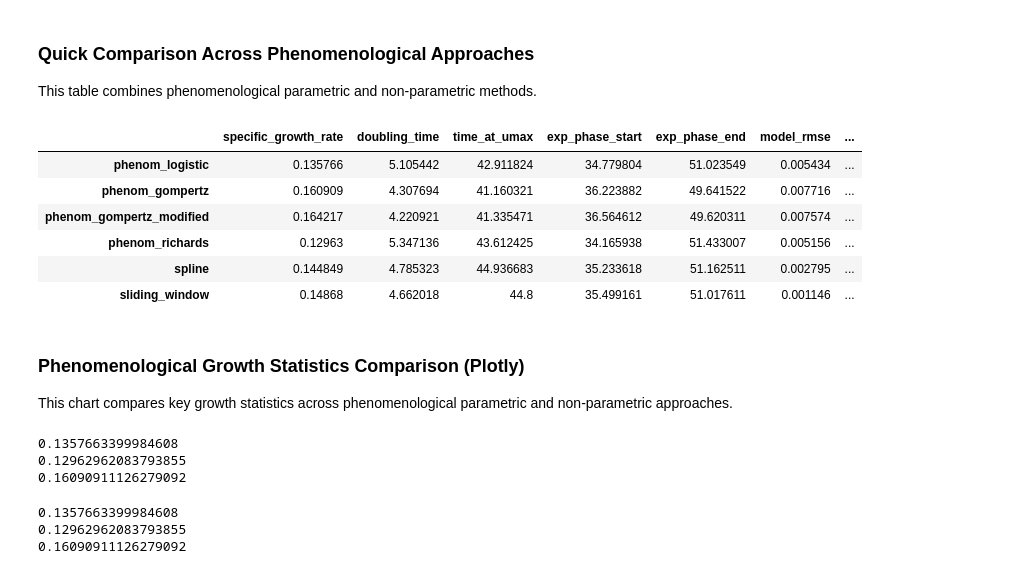
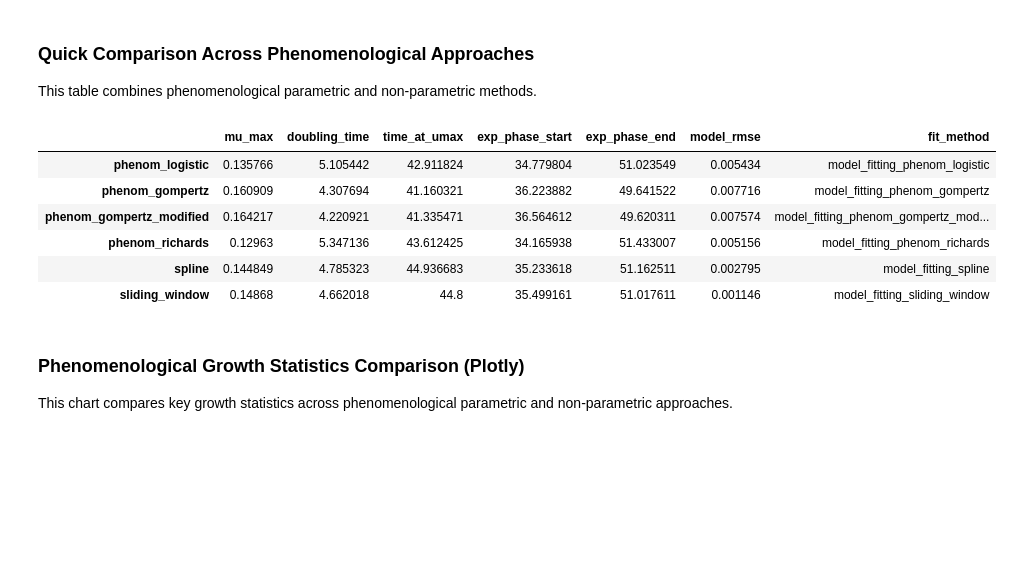
Before and after one commit to biosustain/growthcurves, a Jupyter notebook: docs/tutorial/tutorial.ipynb, the cells around one changed output. Cells and saved outputs as stored; diff of their text form; code cells hidden in the pictures; blank space fills up the shorter version.

```diff
--- a/docs/tutorial/tutorial.ipynb
+++ b/docs/tutorial/tutorial.ipynb
@@ -1001,29 +1015,29 @@ This table combines phenomenological parametric and non-parametric methods.
 # %%
 phenom_all_stats = {
     **phenom_param_stats,
     **phenom_nonparam_stats,
 }
 
 phenom_all_df = pd.DataFrame(phenom_all_stats).T[
     [
-        "specific_growth_rate",
+        "mu_max",
         "doubling_time",
         "time_at_umax",
         "exp_phase_start",
         "exp_phase_end",
         "model_rmse",
         "fit_method",
     ]
 ]
 phenom_all_df
 # %% [output]
-|  | specific_growth_rate | doubling_time | time_at_umax | exp_phase_start | exp_phase_end | model_rmse | ... |
-| phenom_logistic | 0.135766 | 5.105442 | 42.911824 | 34.779804 | 51.023549 | 0.005434 | ... |
-| phenom_gompertz | 0.160909 | 4.307694 | 41.160321 | 36.223882 | 49.641522 | 0.007716 | ... |
-| phenom_gompertz_modified | 0.164217 | 4.220921 | 41.335471 | 36.564612 | 49.620311 | 0.007574 | ... |
-| phenom_richards | 0.12963 | 5.347136 | 43.612425 | 34.165938 | 51.433007 | 0.005156 | ... |
-| spline | 0.144849 | 4.785323 | 44.936683 | 35.233618 | 51.162511 | 0.002795 | ... |
-| sliding_window | 0.14868 | 4.662018 | 44.8 | 35.499161 | 51.017611 | 0.001146 | ... |
+|  | mu_max | doubling_time | time_at_umax | exp_phase_start | exp_phase_end | model_rmse | fit_method |
+| phenom_logistic | 0.135766 | 5.105442 | 42.911824 | 34.779804 | 51.023549 | 0.005434 | model_fitting_phenom_logistic |
+| phenom_gompertz | 0.160909 | 4.307694 | 41.160321 | 36.223882 | 49.641522 | 0.007716 | model_fitting_phenom_gompertz |
+| phenom_gompertz_modified | 0.164217 | 4.220921 | 41.335471 | 36.564612 | 49.620311 | 0.007574 | model_fitting_phenom_gompertz_mod... |
+| phenom_richards | 0.12963 | 5.347136 | 43.612425 | 34.165938 | 51.433007 | 0.005156 | model_fitting_phenom_richards |
+| spline | 0.144849 | 4.785323 | 44.936683 | 35.233618 | 51.162511 | 0.002795 | model_fitting_spline |
+| sliding_window | 0.14868 | 4.662018 | 44.8 | 35.499161 | 51.017611 | 0.001146 | model_fitting_sliding_window |
 # %% [markdown]
 ### Phenomenological Growth Statistics Comparison (Plotly)
 
@@ -1034,19 +1048,3 @@ fig_phenom_stats = plot_growth_stats_comparison(
     title="Phenomenological models: growth statistics comparison",
 )
 fig_phenom_stats.show()
-# %%
-print(fit_phenom_logistic["params"]["mu_max"])
-print(fit_phenom_richards["params"]["mu_max"])
-print(fit_phenom_gompertz["params"]["mu_max"])
-# %% [output]
-0.1357663399984608
-0.12962962083793855
-0.16090911126279092
-# %%
-print(stats_phenom_logistic["specific_growth_rate"])
-print(stats_phenom_richards["specific_growth_rate"])
-print(stats_phenom_gompertz["specific_growth_rate"])
-# %% [output]
-0.1357663399984608
-0.12962962083793855
-0.16090911126279092
```
Also changed, not shown: parts of 9 cells of this notebook, 3 other files.
